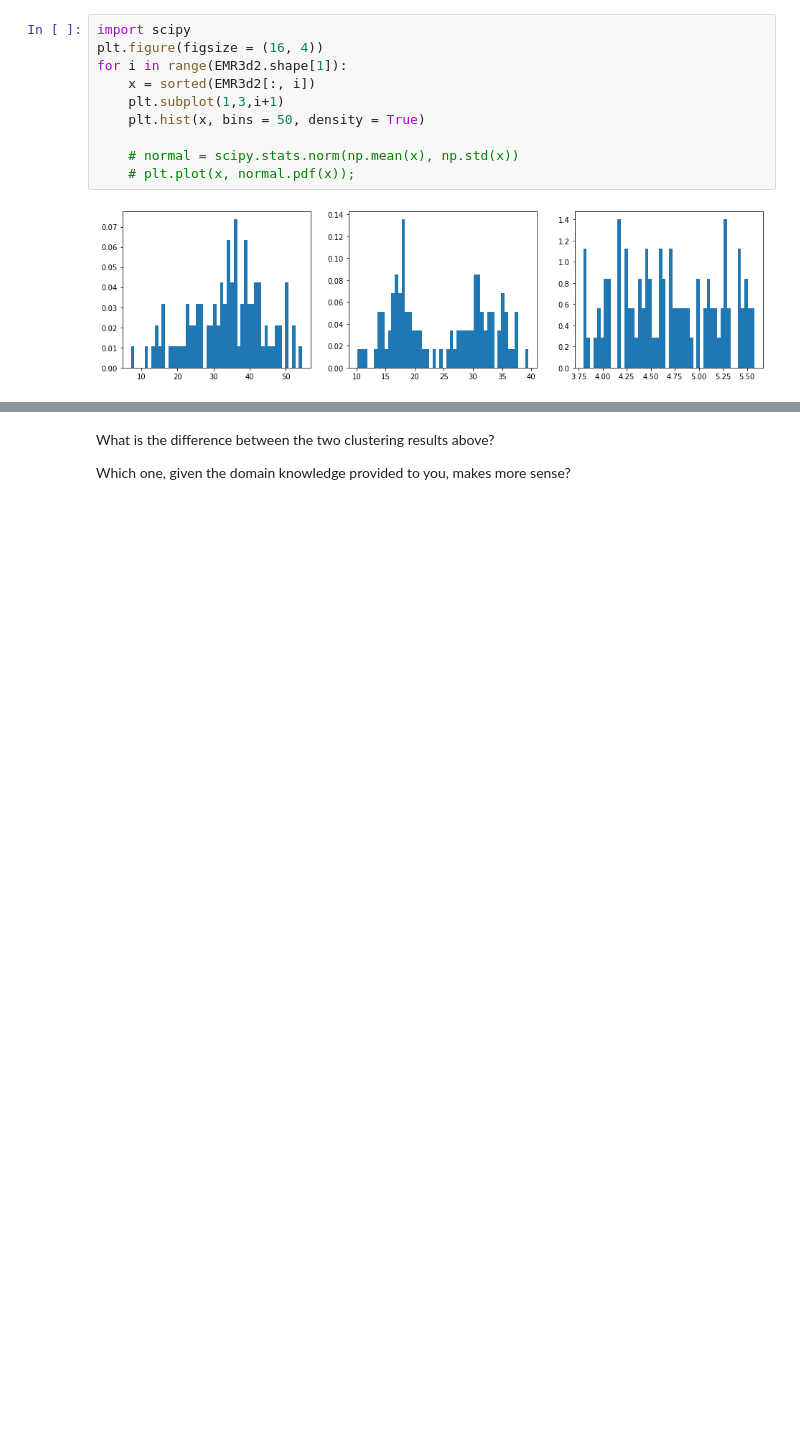
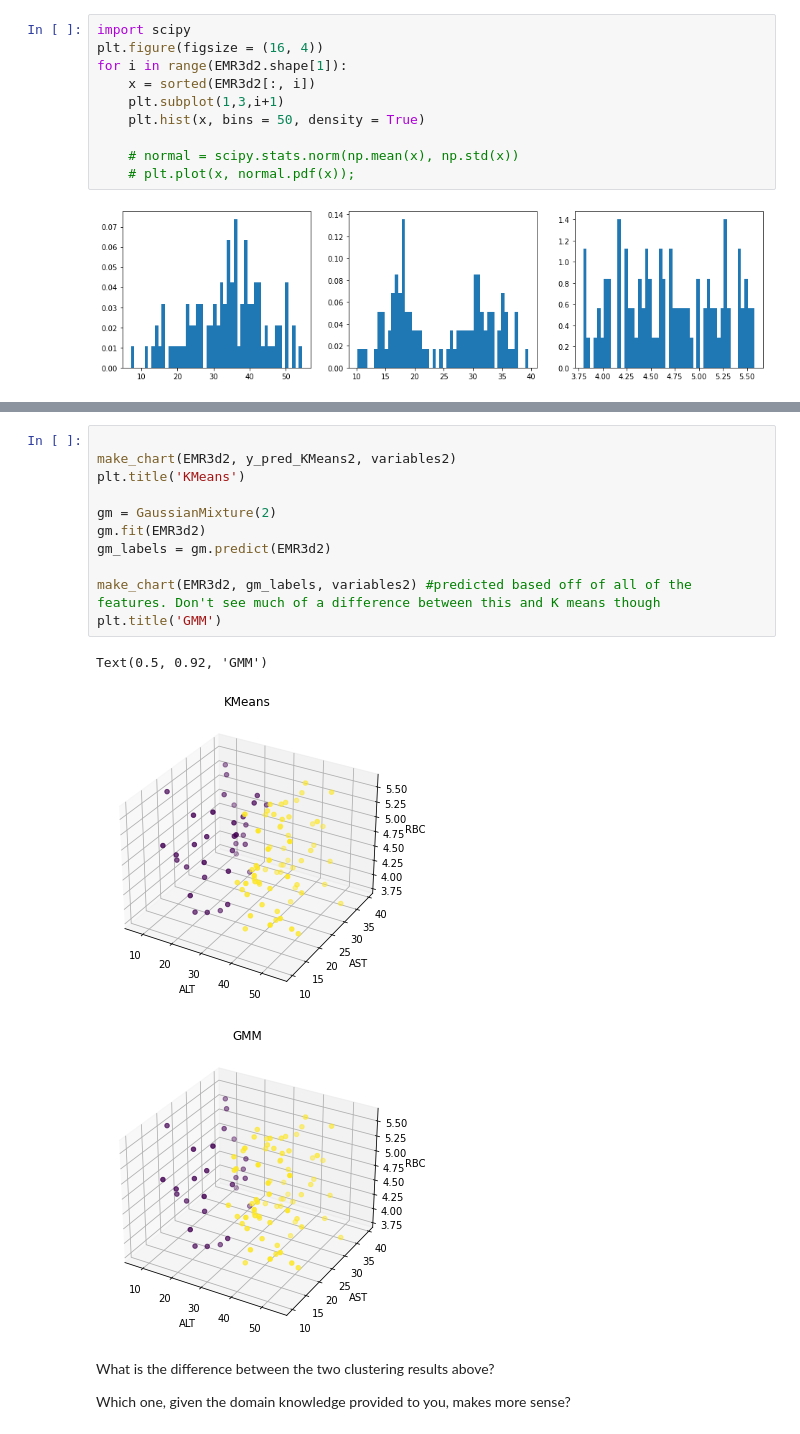
Before and after one commit to Shuaf98/y-data, a Jupyter notebook: ydata_unsupervised_learning/lecture1_intro_kmeans/HW1_Clustering.ipynb, the cells around one changed output, grey strips where cells are left out. Saved outputs shown, nothing was run; the diff lists cells and outputs as text; blank space fills up the shorter version.

```diff
--- a/ydata_unsupervised_learning/lecture1_intro_kmeans/HW1_Clustering.ipynb
+++ b/ydata_unsupervised_learning/lecture1_intro_kmeans/HW1_Clustering.ipynb
@@ -338,3 +343,18 @@ make_chart(X_new, y_new, variables2 )
+# %%
+
+make_chart(EMR3d2, y_pred_KMeans2, variables2)
+plt.title('KMeans')
+
+gm = GaussianMixture(2)
+gm.fit(EMR3d2)
+gm_labels = gm.predict(EMR3d2)
+
+make_chart(EMR3d2, gm_labels, variables2) #predicted based off of all of the features. Don't see much of a difference between this and K means though
+plt.title('GMM')
+# %% [output]
+Text(0.5, 0.92, 'GMM')
+[figure, added]
+[figure, added]
 # %% [markdown]
 What is the difference between the two clustering results above?
 
```
Also changed, not shown: parts of 10 cells of this notebook.
